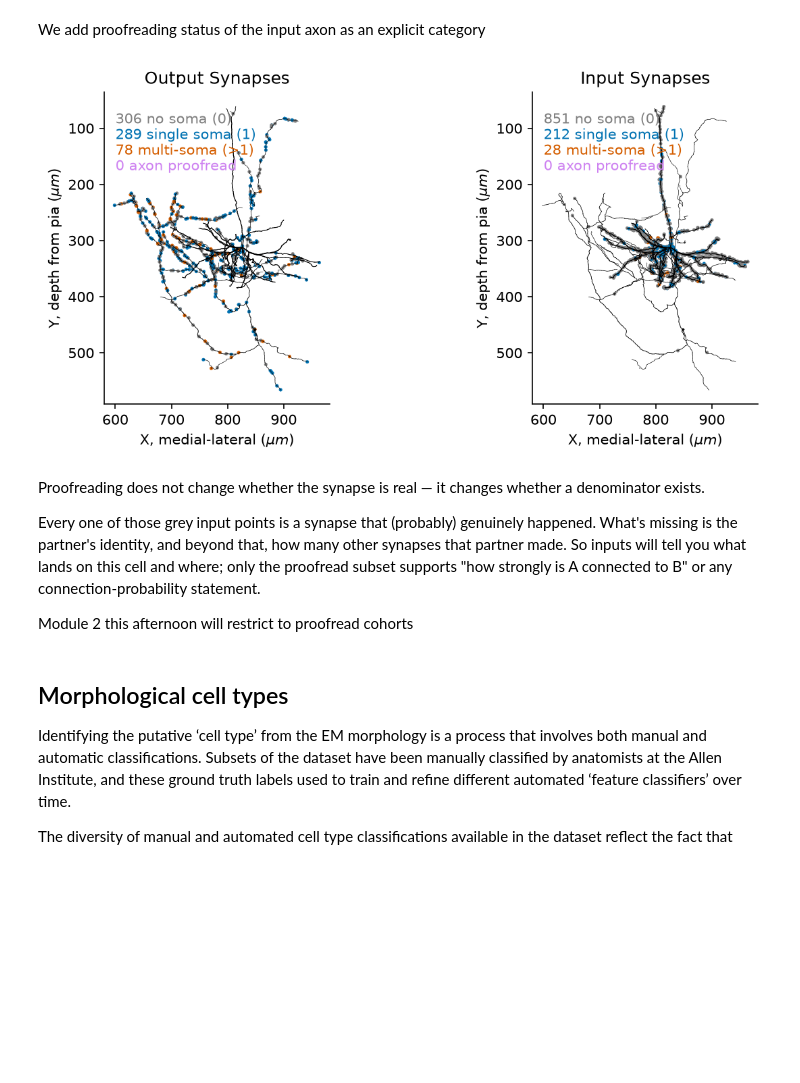
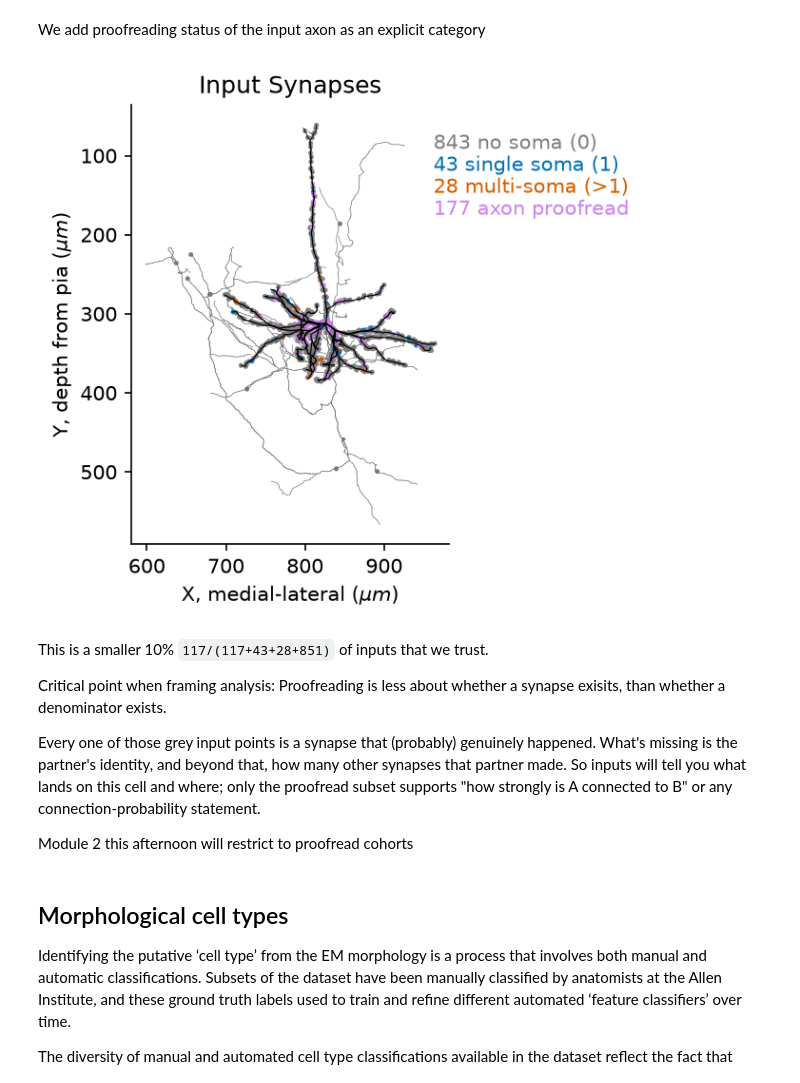
Before and after one commit to AllenSWDB/SWDB_2026_Connectomics, a Jupyter notebook: code/workshops/Module_1.ipynb, the cells around one changed output. Drawn from its saved outputs; the diff is of its cells as text; code cells hidden in the pictures; blank space fills up the shorter version.

Commit message:
generated outputs of module 1

```diff
--- a/code/workshops/Module_1.ipynb
+++ b/code/workshops/Module_1.ipynb
@@ -550,10 +546,9 @@ point_size = 5
 soma_palette = {
     "no soma (0)":     "grey",
     "single soma (1)": "#0072B2",   # blue
-    # "axon proofread":  "#CE82F1",   # lavender
     "multi-soma (>1)": "#D55E00",   # vermillion — the category that corrupts analysis
 }
-soma_order = ["no soma (0)", "single soma (1)", "multi-soma (>1)", "axon proofread"]
+soma_order = ["no soma (0)", "single soma (1)", "multi-soma (>1)"]
 
 for i in range(2):
     osy.plot.plot_morphology_2d(cell_um,
@@ -622,7 +615,7 @@ prf_axon_ids = set(
 input_df["partner_class"] = input_df["soma_class"].cat.add_categories("axon proofread")
 input_df.loc[input_df["pre_pt_root_id"].isin(prf_axon_ids), "partner_class"] = "axon proofread"
 # %%
-# Figure 3b: Skeleton with inputs and outputs, filtered by 'known' connections
+# Figure 4: Skeleton with inputs and outputs, filtered by 'known' connections
 
 fig, ax = plt.subplots(1, 1, figsize=(5, 4), dpi=150)
 
@@ -630,41 +623,42 @@ point_size = 5
 partner_palette = {
     "no soma (0)":     "grey",
     "single soma (1)": "#0072B2",   # blue
     "axon proofread":  "#CE82F1",   # lavender
     "multi-soma (>1)": "#D55E00",   # vermillion — the category that corrupts analysis
 }
 partner_order = ["no soma (0)", "single soma (1)", "multi-soma (>1)", "axon proofread"]
 
 
 osy.plot.plot_morphology_2d(cell_um,
                             projection="xy",
                             color="compartment",
                             palette={osy.SWC_DENDRITE: "black", osy.SWC_AXON: "dimgrey"},
                             linewidth="radius",
                             linewidth_norm=(100, 1000),
                             widths=(0.25, 2),
                             ax=ax)
 
 
 # Input synapses
 sns.scatterplot(data=input_df, x="syn_x_um", y="syn_y_um", legend=False,
                 s=point_size, hue="partner_class", palette=partner_palette, hue_order=soma_order,
                 ax=ax, edgecolor=None)
 
 
 for j, label in enumerate(partner_order):
-    n = (input_df["soma_class"] == label).sum()
-    ax[1].text(0.05, 0.9 - 0.05 * j, f"{n} {label}",
-            color=partner_order[label], transform=ax[1].transAxes)
+    n = (input_df["partner_class"] == label).sum()
+    ax.text(.95, 0.9 - 0.05 * j, f"{n} {label}",
+            color=partner_palette[label], transform=ax.transAxes)
 
-ax[0].set(title="Output Synapses", xlabel=r'X, medial-lateral ($\mu m$)', ylabel=r'Y, depth from pia ($\mu m$)')
-ax[1].set(title="Input Synapses", xlabel=r'X, medial-lateral ($\mu m$)', ylabel=r'Y, depth from pia ($\mu m$)')
+ax.set(title="Input Synapses", xlabel=r'X, medial-lateral ($\mu m$)', ylabel=r'Y, depth from pia ($\mu m$)')
 sns.despine()
 plt.show()
 # %% [output]
-[figure, old version]
+[figure, new version]
 # %% [markdown]
-Proofreading does not change whether the synapse is real — it changes whether a denominator exists.
+This is a smaller 10% `117/(117+43+28+851)` of inputs that we trust.
+
+Critical point when framing analysis: Proofreading is less about whether a synapse exisits, than whether a denominator exists.
 
 Every one of those grey input points is a synapse that (probably) genuinely happened. What's missing is the partner's identity, and beyond that, how many other synapses that partner made. So inputs will tell you what lands on this cell and where; only the proofread subset supports "how strongly is A connected to B" or any connection-probability statement.
 
```
Also changed, not shown: parts of 11 cells of this notebook.
